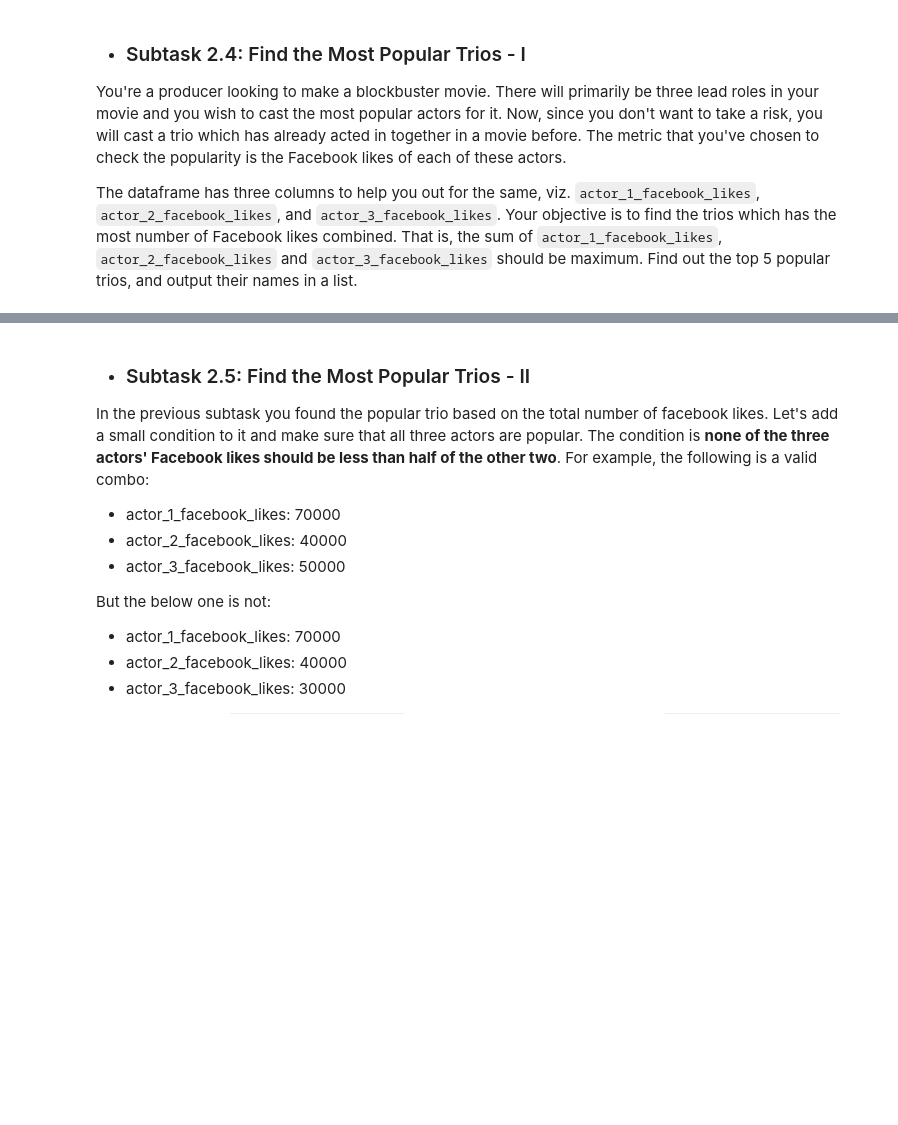
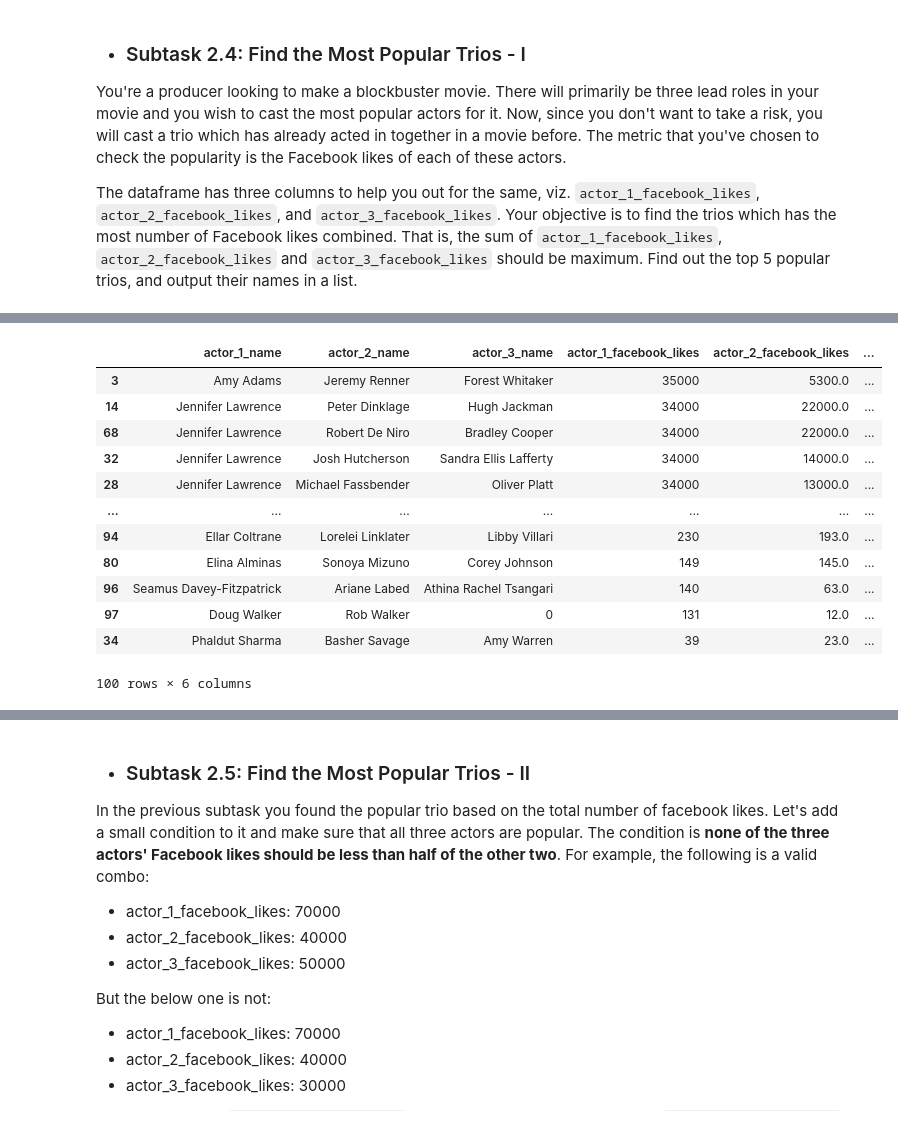
Before and after one commit to Mathieu-Germain/LogicMojo-AI-ML-April26-Mathieu, a Jupyter notebook: IMDb+Movie+Assignment.ipynb, the cells around one changed output, grey strips where cells are left out. Drawn from its saved outputs; the diff is of its cells as text; code cells hidden in the pictures; blank space fills up the shorter version.

```diff
--- a/IMDb+Movie+Assignment.ipynb
+++ b/IMDb+Movie+Assignment.ipynb
@@ -282,0 +378,18 @@ Find out the top 5 popular trios, and output their names in a list.
+# %%
+# Let display the trio serie with title and profit
+trio_fblike = df[['actor_1_name', 'actor_2_name', 'actor_3_name', 'actor_1_facebook_likes', 'actor_2_facebook_likes', 'actor_3_facebook_likes']].sort_values(by='actor_1_facebook_likes', ascending=False)
+trio_fblike
+# %% [output]
+|  | actor_1_name | actor_2_name | actor_3_name | actor_1_facebook_likes | actor_2_facebook_likes | ... |
+| 3 | Amy Adams | Jeremy Renner | Forest Whitaker | 35000 | 5300.0 | ... |
+| 14 | Jennifer Lawrence | Peter Dinklage | Hugh Jackman | 34000 | 22000.0 | ... |
+| 68 | Jennifer Lawrence | Robert De Niro | Bradley Cooper | 34000 | 22000.0 | ... |
+| 32 | Jennifer Lawrence | Josh Hutcherson | Sandra Ellis Lafferty | 34000 | 14000.0 | ... |
+| 28 | Jennifer Lawrence | Michael Fassbender | Oliver Platt | 34000 | 13000.0 | ... |
+| ... | ... | ... | ... | ... | ... | ... |
+| 94 | Ellar Coltrane | Lorelei Linklater | Libby Villari | 230 | 193.0 | ... |
+| 80 | Elina Alminas | Sonoya Mizuno | Corey Johnson | 149 | 145.0 | ... |
+| 96 | Seamus Davey-Fitzpatrick | Ariane Labed | Athina Rachel Tsangari | 140 | 63.0 | ... |
+| 97 | Doug Walker | Rob Walker | 0 | 131 | 12.0 | ... |
+| 34 | Phaldut Sharma | Basher Savage | Amy Warren | 39 | 23.0 | ... |
+100 rows × 6 columns
```
Also changed, not shown: parts of 14 cells of this notebook.
